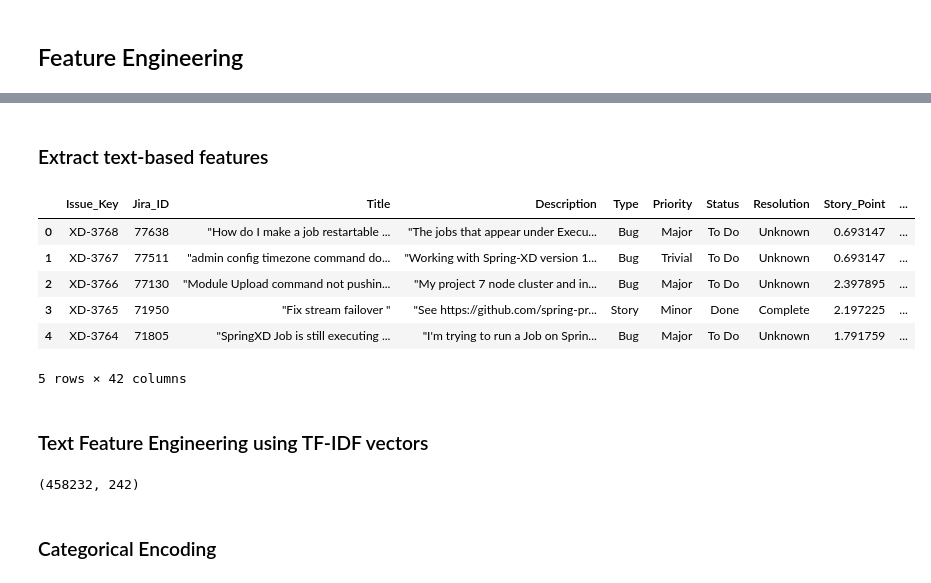
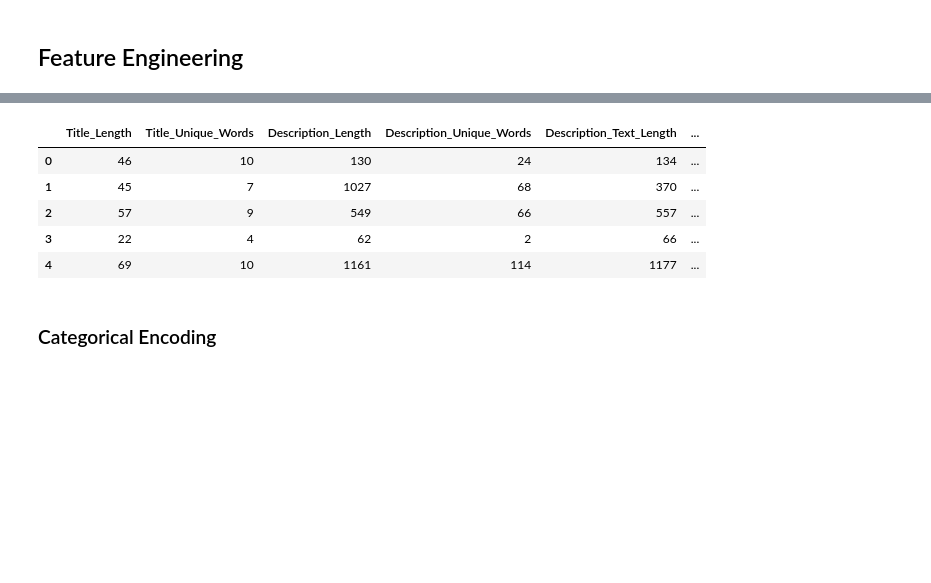
Before and after one commit to Pharoouzy/asee-system-using-fgra-ml, a Jupyter notebook: notebooks/data_exploration.ipynb, the cells around one changed output, grey strips where cells are left out. Drawn from its saved outputs; the diff is of its cells as text; code cells hidden in the pictures; blank space fills up the shorter version.

```diff
--- a/notebooks/data_exploration.ipynb
+++ b/notebooks/data_exploration.ipynb
@@ -220,3 +256,7 @@ missing_value_statistics(data)
+# %%
+# Create a binary column 'Has_Resolution_Date' and drop the original 'Resolution_Date'
+data['Has_Resolution_Date'] = data['Resolution_Date'].notna().astype(int)
+data.drop(columns='Resolution_Date', inplace=True)
 # %%
 # Plot distribution of story points for non-missing values
 plot_non_missing_story_points_distribution(data)
@@ -285,3 +272,0 @@ plot_boxplot_for_outliers(data=data, columns=columns_to_check, title='Box Plots
-# %%
-# Apply logarithmic transformation to the columns
-data = log_transform_outliers(data, columns_to_check)
@@ -304,10 +281,3 @@ date_columns = ['Estimation_Date', 'Creation_Date', 'Resolution_Date', 'Last_Upd
 # %%
-# Convert the date columns to datetime format
-for date_column in date_columns:
-    data[date_column] = pd.to_datetime(data[date_column])
-
 # Extract the time difference between Creation_Date and Estimation_Date
-data['Time_To_Estimate'] = (data['Estimation_Date'] - data['Creation_Date']).dt.days
-
-# Display the first few rows to check the new feature
-data[['Creation_Date', 'Estimation_Date', 'Time_To_Estimate', 'Last_Updated', 'Resolution_Date', ]].head()
+data['Time_To_Estimate_Minutes'] = (data['Estimation_Date'] - data['Creation_Date']).dt.days
@@ -321,13 +283,0 @@ data[['Creation_Date', 'Estimation_Date', 'Time_To_Estimate', 'Last_Updated', 'R
-# %%
-for date_column in date_columns:
-    # Convert 'Creation_Date' to datetime format
-    # data[date_column] = pd.to_datetime(data[date_column], errors='coerce')
-
-    # Extract year, month, day, and day of the week
-    data[f'{date_column}_Year'] = data[date_column].dt.year
-    data[f'{date_column}_Month'] = data[date_column].dt.month
-    data[f'{date_column}_Day'] = data[date_column].dt.day
-    data[f'{date_column}_Day_of_Week'] = data[date_column].dt.dayofweek
-
-# Check the first few rows to verify the new columns
-data.head()
@@ -342,40 +284,26 @@ data.head()
-# %% [markdown]
-### Extract text-based features
 # %%
 # Extract text-based features for 'Title' and 'Description' columns
-issue_text_columns = ['Title', 'Description']
+issue_text_columns = ['Title', 'Description', 'Description_Text', 'Description_Code']
+new_columns = []
 
 for column in issue_text_columns:
     # Length of the text
-    data[f'{column}_Length'] = data[column].apply(len)
+    length_column = f'{column}_Length'
+    data[length_column] = data[column].apply(len)
+    new_columns.append(length_column)
     # Number of unique words
-    data[f'{column}_Unique_Words'] = data[column].apply(lambda x: len(set(x.split())))
+    unique_words_column = f'{column}_Unique_Words'
+    data[unique_words_column] = data[column].apply(lambda x: len(set(x.split())))
+    new_columns.append(unique_words_column)
 
 # Check the first few rows to verify the new columns
-data.head()
+data[new_columns].head()
 # %% [output]
-|  | Issue_Key | Jira_ID | Title | Description | Type | Priority | Status | Resolution | Story_Point | ... |
-| 0 | XD-3768 | 77638 | "How do I make a job restartable ... | "The jobs that appear under Execu... | Bug | Major | To Do | Unknown | 0.693147 | ... |
-| 1 | XD-3767 | 77511 | "admin config timezone command do... | "Working with Spring-XD version 1... | Bug | Trivial | To Do | Unknown | 0.693147 | ... |
-| 2 | XD-3766 | 77130 | "Module Upload command not pushin... | "My project 7 node cluster and in... | Bug | Major | To Do | Unknown | 2.397895 | ... |
-| 3 | XD-3765 | 71950 | "Fix stream failover " | "See https://github.com/spring-pr... | Story | Minor | Done | Complete | 2.197225 | ... |
-| 4 | XD-3764 | 71805 | "SpringXD Job is still executing ... | "I'm trying to run a Job on Sprin... | Bug | Major | To Do | Unknown | 1.791759 | ... |
+|  | Title_Length | Title_Unique_Words | Description_Length | Description_Unique_Words | Description_Text_Length | ... |
+| 0 | 46 | 10 | 130 | 24 | 134 | ... |
+| 1 | 45 | 7 | 1027 | 68 | 370 | ... |
+| 2 | 57 | 9 | 549 | 66 | 557 | ... |
+| 3 | 22 | 4 | 62 | 2 | 66 | ... |
+| 4 | 69 | 10 | 1161 | 114 | 1177 | ... |
-5 rows × 42 columns
-# %% [markdown]
-### Text Feature Engineering using TF-IDF vectors
-# %%
-for column in issue_text_columns:
-    # TF-IDF for column
-    tfidf_vectorizer_text = TfidfVectorizer(max_features=100)  # Limit to top 100 features for simplicity
-    text_tfidf = tfidf_vectorizer_text.fit_transform(data[column])
-    # Convert to dataframe and prefix columns
-    text_tfidf_df = pd.DataFrame(text_tfidf.toarray(), columns=[f'{column}_TFIDF_' + str(i) for i in range(100)])
-    # Concatenate the TF-IDF features to the original dataframe
-    data = pd.concat([data, text_tfidf_df], axis=1)
-
-# Show the shape of the dataframe after adding TF-IDF features
-data.shape
-# %% [output]
-(458232, 242)
 # %% [markdown]
 ### Categorical Encoding
```
Also changed, not shown: parts of 118 cells of this notebook, 46 other files.
